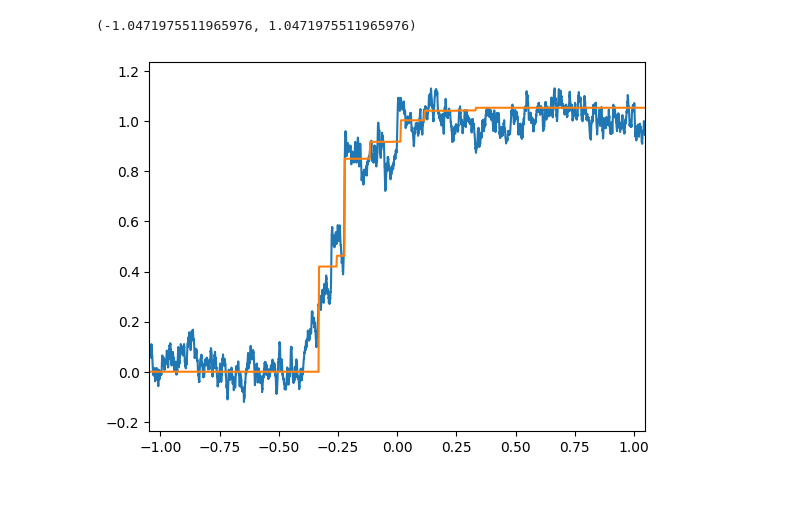
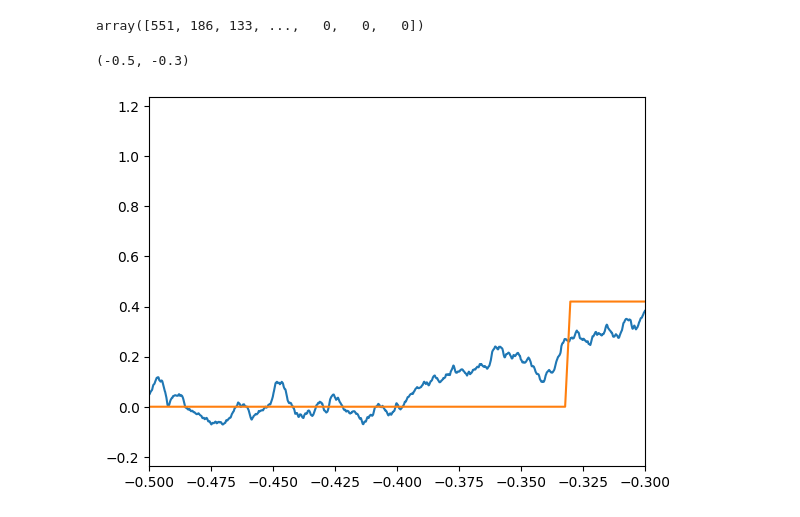
Before and after one commit to Dran-Z/QHack2023-SunnyDelft, a Jupyter notebook: HA-Qiskit.ipynb, the cells around one changed output. Cells and saved outputs as stored; diff of their text form; code cells hidden in the pictures.

```diff
--- a/HA-Qiskit.ipynb
+++ b/HA-Qiskit.ipynb
@@ -17,5 +33,5 @@ from qiskit import Aer, transpile
 # %%
-hubbard = fermi_hubbard(1, 4, 1, 4, periodic=False,particle_hole_symmetry=True)
+hubbard = fermi_hubbard(1, 2, 1, 4, periodic=False,particle_hole_symmetry=True)
 jw_hamiltonian = jordan_wigner(hubbard)
 jw_hamiltonian = jordan_wigner(hubbard)
 fh_matrix = get_sparse_operator(jw_hamiltonian)
@@ -88,7 +104,8 @@ def fh_evolution(N_sites, t, U, tau, j, step, to_gate=True):
     for _ in range(step):
 
         ## Hopping terms
-        theta = tau*t*j/step
+        #theta = tau*t*j/step
+        theta = Parameter('theta')
 
         for i in range(N_sites//2):
             qc.rxx(theta,2*i,2*i+1)
@@ -105,7 +122,8 @@ def fh_evolution(N_sites, t, U, tau, j, step, to_gate=True):
             qc.ryy(theta,2*i+N_sites+1,2*i+2+N_sites)
 
         ## Potential
-        gamma = tau*j*U/(2*step)
+        #gamma = tau*j*U/(2*step)
+        gamma = Parameter('gamma')
 
         for i in range(N_sites):
             qc.rzz(gamma,i,i+N_sites)
@@ -189,9 +253,10 @@ def get_new_Hadamard_circuit(N_sites, t, U, tau, j, step, initial_state_symmetry
 # %%
-backend=Aer.get_backend('qasm_simulator')
+#backend=Aer.get_backend('qasm_simulator')
+backend = FakeGuadalupe()
+#backend = FakeNairobi()
 # %%
-qc = get_new_Hadamard_circuit(4,1,4,1,1,1)
+qc = get_new_Hadamard_circuit(4,1,4,1,1,1,initial_state_symmetry=False)
 
-qc = transpile(qc,backend)
+qc = transpile(qc,backend,optimization_level=3)
 
-job = backend.run(qc,shots=1000)
-res = job.result()
+##res = job.result()
@@ -276,6 +380,10 @@ def Assembly_ACDF(Z_list, F_list, precision):
     return ACDF
 # %%
 F_list_import = np.load('F_list_d2e4_lim1e4.npy')
+# %%
+get_shots_per_run(F_list=F_list_import, total_shots=3e3)
+# %% [output]
+array([551, 186, 133, ...,   0,   0,   0])
 # %%
 shots_list = get_shots_per_run(F_list=F_list_import, total_shots=3e3)
 Z_list = get_Z_list(20000, 4, 1, 4, tau, 4, shots_list)
@@ -284,8 +392,9 @@ ACDF = Assembly_ACDF(Z_list, F_list_import, 100000)
 # %%
 plt.plot(np.linspace(-pi,pi,100000), ACDF)
 #plt.plot(np.linspace(-pi,pi,10000), ACDF_2)
 plt.plot(np.linspace(-np.pi/3, np.pi/3, 1000), get_real_CDF(4,1,4, tau,precision=1000), label='CDF')
-plt.xlim([-pi/3, pi/3])
+#plt.xlim([-pi/3, pi/3])
+plt.xlim([-0.5,-0.3])
 # %% [output]
-(-1.0471975511965976, 1.0471975511965976)
+(-0.5, -0.3)
-[figure, old version]
+[figure, new version]
```
Also changed, not shown: parts of 16 cells of this notebook.
